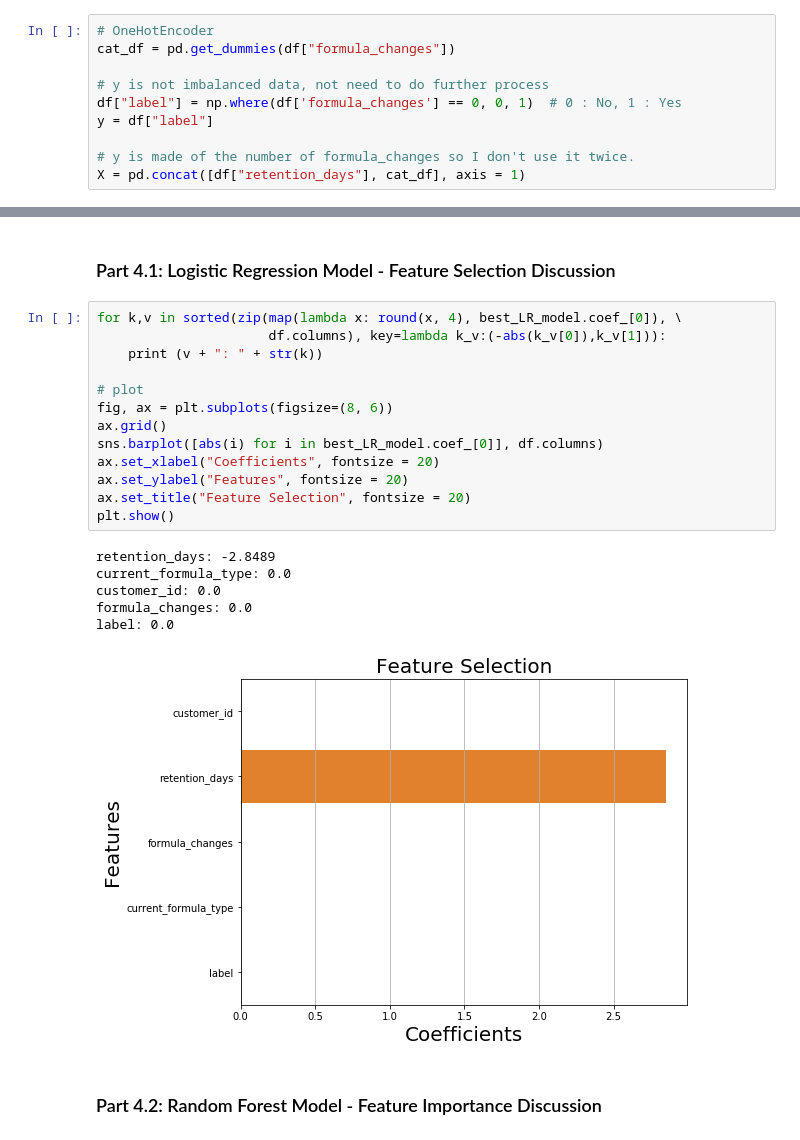
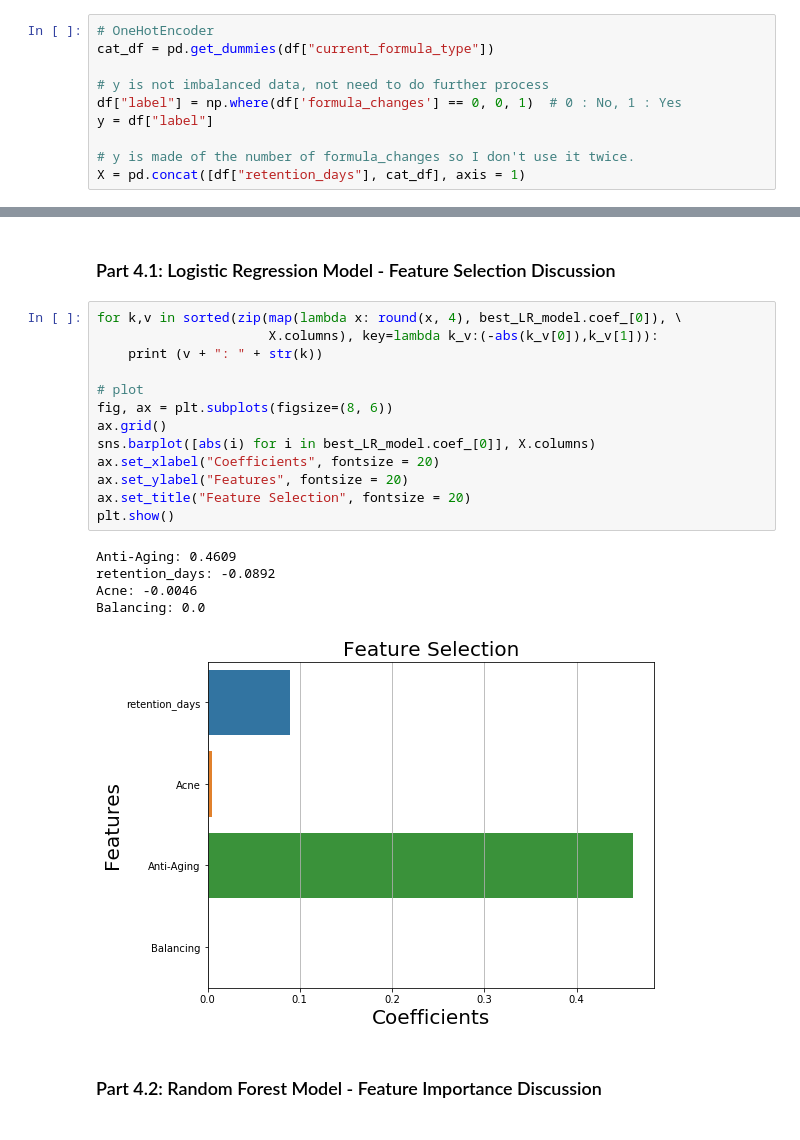
Before and after one commit to yenchenchou/YenChenChou_-Curology-DS-Intern-Case-Study_advanced-analysis, a Jupyter notebook: YenChenChou_ Curology DS Intern Case Study_advanced analysis.ipynb, the cells around one changed output, grey strips where cells are left out. Saved outputs shown, nothing was run; the diff lists cells and outputs as text.

```diff
--- a/YenChenChou_ Curology DS Intern Case Study_advanced analysis.ipynb
+++ b/YenChenChou_ Curology DS Intern Case Study_advanced analysis.ipynb
@@ -93,7 +98,7 @@ Name: current_formula_type, dtype: int64
 # Part 2: Feature Preprocessing
 # %%
 # OneHotEncoder
-cat_df = pd.get_dummies(df["formula_changes"])
+cat_df = pd.get_dummies(df["current_formula_type"])
 
 # y is not imbalanced data, not need to do further process
 df["label"] = np.where(df['formula_changes'] == 0, 0, 1)  # 0 : No, 1 : Yes
@@ -372,24 +377,23 @@ AUC: 1.0
 ### Part 4.1:  Logistic Regression Model - Feature Selection Discussion
 # %%
 for k,v in sorted(zip(map(lambda x: round(x, 4), best_LR_model.coef_[0]), \
-                      df.columns), key=lambda k_v:(-abs(k_v[0]),k_v[1])):
+                      X.columns), key=lambda k_v:(-abs(k_v[0]),k_v[1])):
     print (v + ": " + str(k))
 
 # plot
 fig, ax = plt.subplots(figsize=(8, 6))
 ax.grid()
-sns.barplot([abs(i) for i in best_LR_model.coef_[0]], df.columns)
+sns.barplot([abs(i) for i in best_LR_model.coef_[0]], X.columns)
 ax.set_xlabel("Coefficients", fontsize = 20)
 ax.set_ylabel("Features", fontsize = 20)
 ax.set_title("Feature Selection", fontsize = 20)
 plt.show()
 # %% [output]
-retention_days: -2.8489
-current_formula_type: 0.0
-customer_id: 0.0
-formula_changes: 0.0
-label: 0.0
+Anti-Aging: 0.4609
+retention_days: -0.0892
+Acne: -0.0046
+Balancing: 0.0
-[figure, old version]
+[figure, new version]
 # %% [markdown]
 ### Part 4.2:  Random Forest Model - Feature Importance Discussion
 # %%
```
Also changed, not shown: parts of 12 cells of this notebook.
